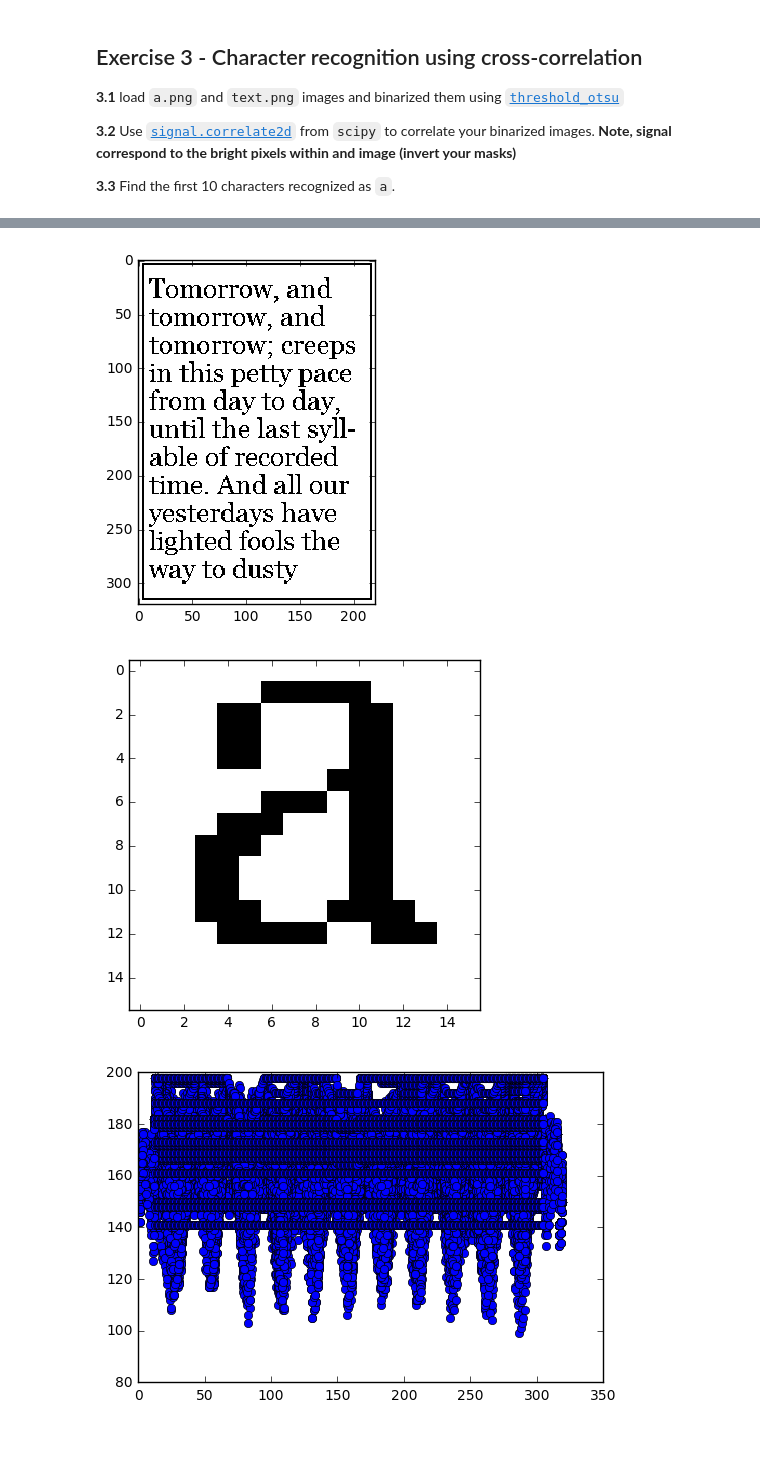
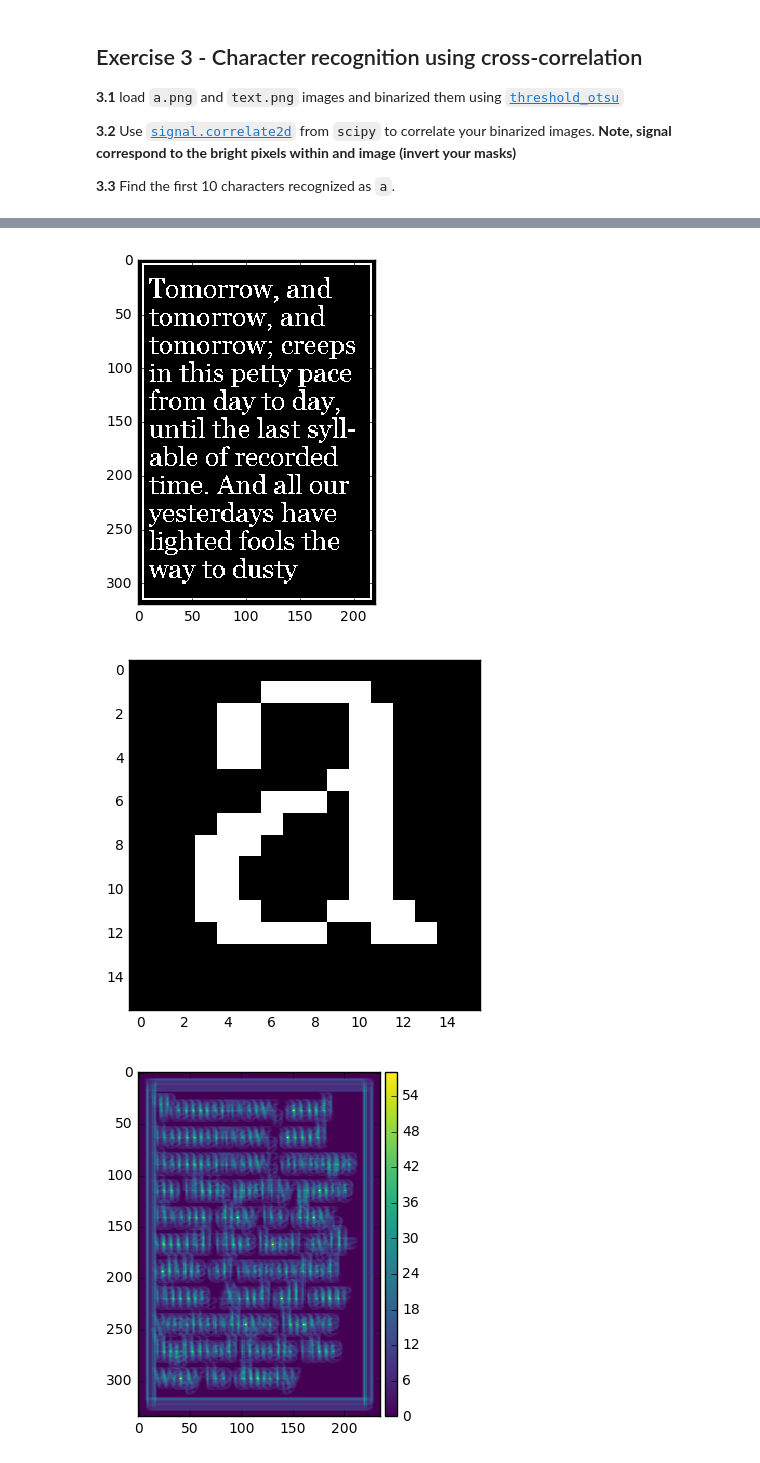
Before and after one commit to robertopao/DSP-TP-1617, a Jupyter notebook: Lab3/python/Lab3.ipynb, the cells around one changed output, grey strips where cells are left out. Saved outputs shown, nothing was run; the diff lists cells and outputs as text; code cells hidden in the pictures.

```diff
--- a/Lab3/python/Lab3.ipynb
+++ b/Lab3/python/Lab3.ipynb
@@ -183,24 +183,33 @@ from scipy import misc
 a_ref = io.imread("../images/a.png",as_grey = True);
 text = io.imread("../images/text.png",as_grey = True);
 
+#text = text(gray=True) - text(gray=True).mean();
+
+
+
 text_binarized_th = filters.threshold_otsu(text);
-text_b = text > text_binarized_th;
+text_b = text < text_binarized_th;
 text_b = img_as_float(text_b);
 
+
+
 a_binarized_th = filters.threshold_otsu(a_ref);
-a_b = a_ref > a_binarized_th;
+a_b = a_ref < a_binarized_th;
 a_b = img_as_float(a_b);
+
+
+
 
 io.imshow(text_b);
 plt.figure();
 io.imshow(a_b);
 
 
+#text_b = text_b + np.random.randn(*text_b.shape) * 5
 
 
-
-corr = signal.correlate2d(text_b, a_b, boundary='symm', mode='same')
+corr = signal.correlate2d(text_b, a_b)
 plt.figure()
-plt.stem(corr)
+io.imshow(corr)
 #print corr
 # %% [output]
@@ -208,3 +217,3 @@ ValueError: too many values to unpack
-[figure, old version]
+[figure, new version]
-[figure, old version]
+[figure, new version]
-[figure, old version]
+[figure, new version]
```
Also changed, not shown: parts of 2 cells of this notebook.
